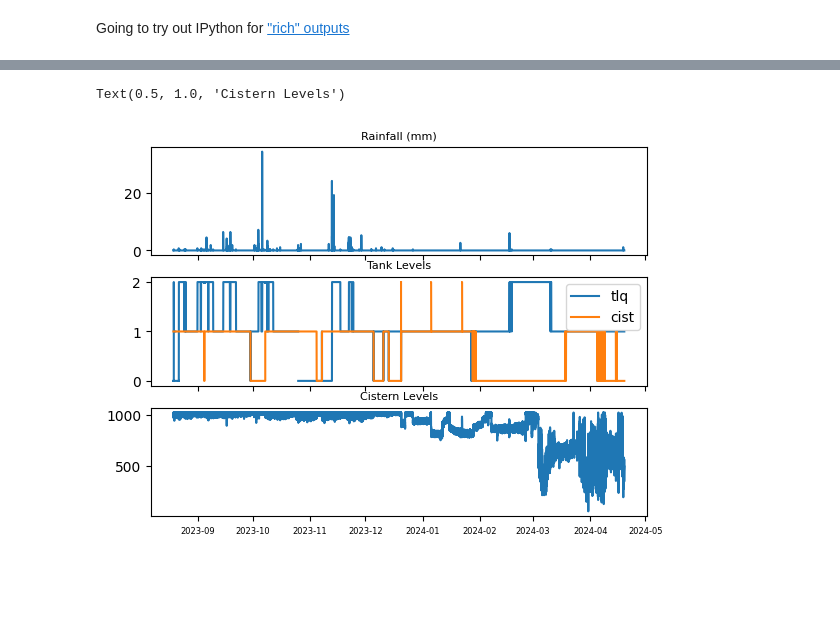
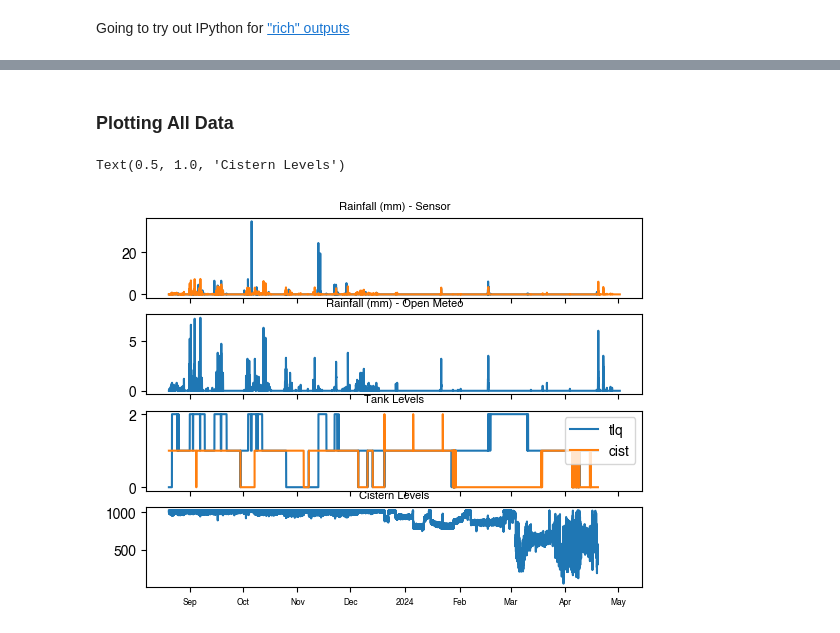
Before and after one commit to werl-mie/rainwater-harvesting-sensor, a Jupyter notebook: data-analysis.ipynb, the cells around one changed output, grey strips where cells are left out. Saved outputs shown, nothing was run; the diff lists cells and outputs as text; code cells hidden in the pictures; blank space fills up the shorter version.

```diff
--- a/data-analysis.ipynb
+++ b/data-analysis.ipynb
@@ -19,19 +368,32 @@ Plotting relevant timeseries data from Prototype 1 data collection (Quitelpec, A
+# %% [markdown]
+### Plotting All Data
 # %%
-ax1 = plt.subplot(311)
-plt.plot(df_p1_elena.index, df_p1_elena.bucket_mm_h)
+sd = '2023-08-20'
+ed = '2024-05-01'
+
+# df_weather_p1 = df_weather[sd:ed]
+
+ax1 = plt.subplot(411)
+plt.plot(df_p1_elena[sd:ed].index, df_p1_elena[sd:ed].bucket_mm_h, df_weather[sd:ed].rain_mm)
 plt.tick_params('x',labelbottom=False)
-plt.title('Rainfall (mm)',size=8)
+plt.title('Rainfall (mm) - Sensor',size=8)
 
-ax2 = plt.subplot(312,sharex=ax1)
-plt.plot(df_p1_elena.index, df_p1_elena.tlq_level, df_p1_elena.cistern_level)
+ax2 = plt.subplot(412, sharex=ax1)
+plt.plot(df_weather[sd:ed].index, df_weather[sd:ed].rain_mm) #, df_weather_p1[sd:ed].rain_mm)
 plt.tick_params('x',labelbottom=False)
-ax2.legend(['tlq','cist'])
+plt.title('Rainfall (mm) - Open Meteo',size=8)
+
+
+ax3 = plt.subplot(413,sharex=ax1)
+plt.plot(df_p1_elena[sd:ed].index, df_p1_elena[sd:ed].tlq_level, df_p1_elena[sd:ed].cistern_level)
+plt.tick_params('x',labelbottom=False)
+ax3.legend(['tlq','cist'])
 plt.title('Tank Levels',size=8)
 
-ax3 = plt.subplot(313,sharex=ax1)
-plt.plot(df_p1_elena.index, df_p1_elena.tank_raw)
+ax4 = plt.subplot(414,sharex=ax1)
+plt.plot(df_p1_elena[sd:ed].index, df_p1_elena[sd:ed].tank_raw)
 plt.tick_params('x',labelsize=6)
 plt.title('Cistern Levels', size=8)
 # %% [output]
 Text(0.5, 1.0, 'Cistern Levels')
-[figure, old version]
+[figure, new version]
```
Also changed, not shown: parts of 33 cells of this notebook, 13 other files.
